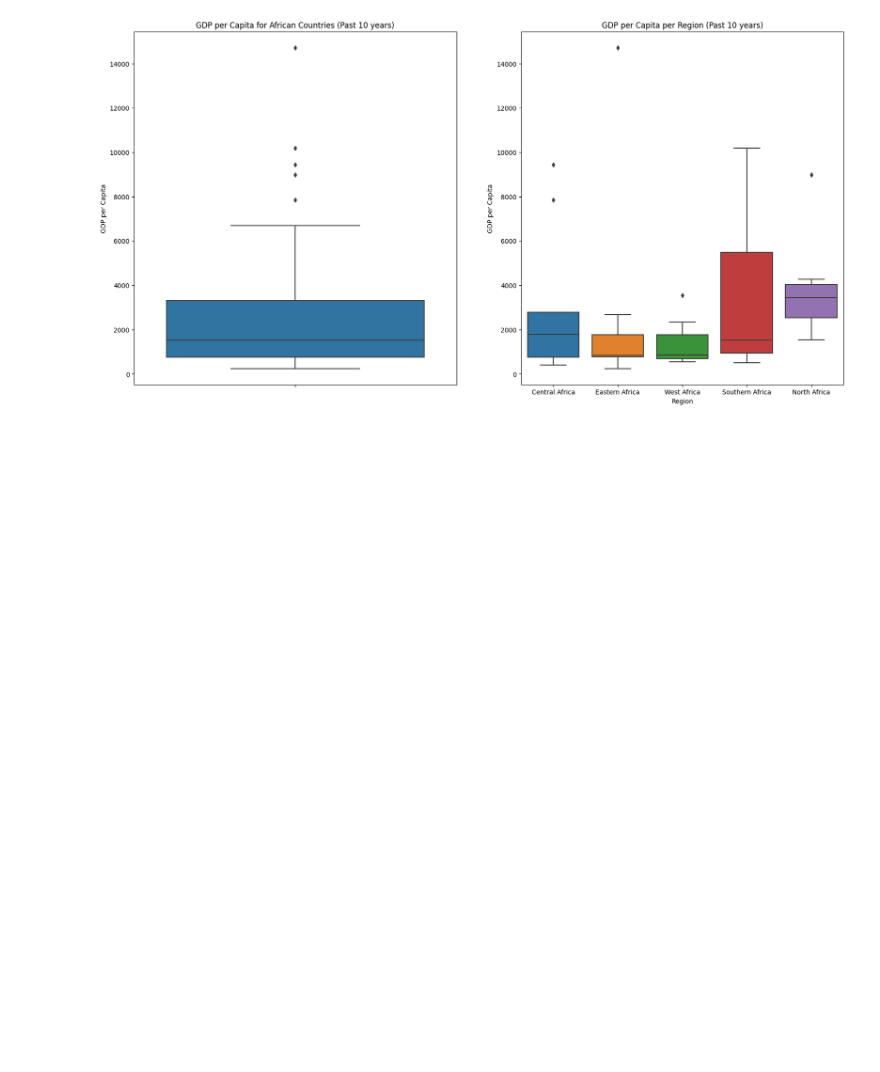
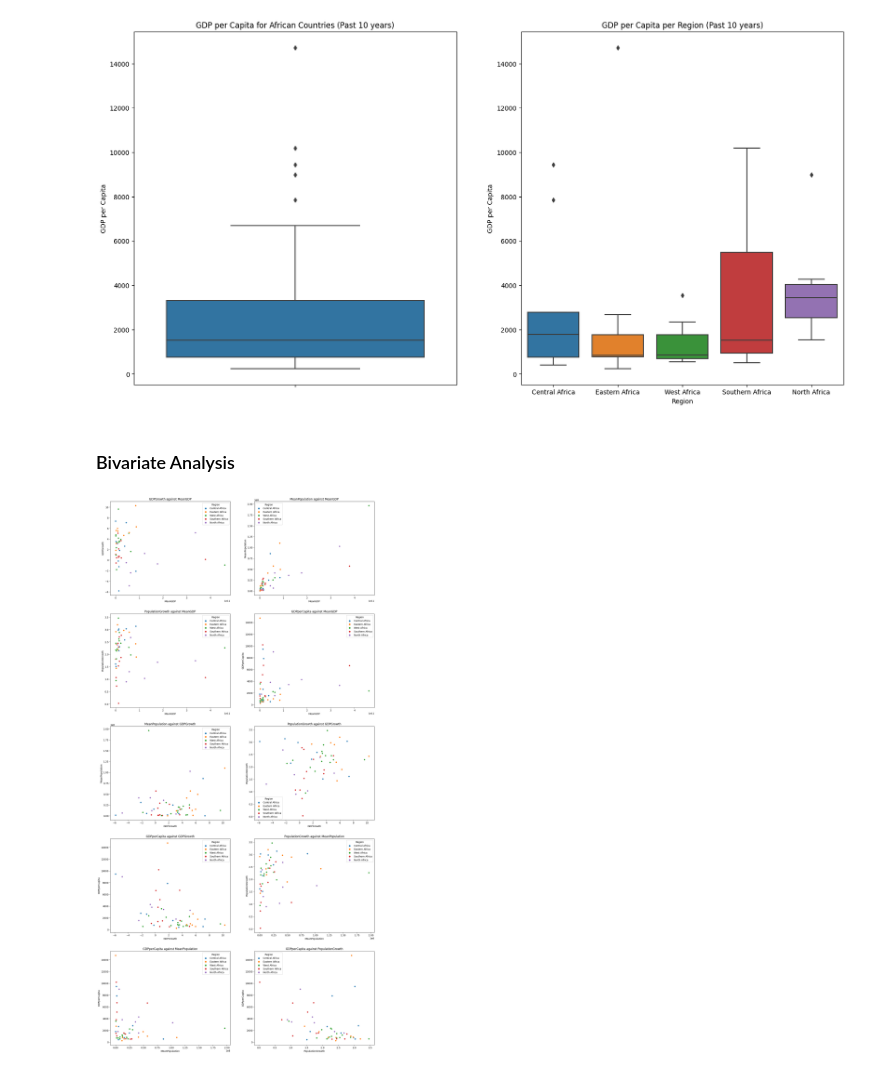
Before and after one commit to cyrilmichino/africa-gdp-visualisation, a Jupyter notebook: notebook.ipynb, the cells around one changed output. Saved outputs shown, nothing was run; the diff lists cells and outputs as text; code cells hidden in the pictures; blank space fills up the shorter version.

Commit message:
Bivariate Analysis

```diff
--- a/notebook.ipynb
+++ b/notebook.ipynb
@@ -276,3 +277,24 @@ plt.title('GDP per Capita per Region (Past 10 years)')
 plt.show()
 # %% [output]
 [figure]
+# %% [markdown]
+### Bivariate Analysis
+# %%
+visual_cols = ['MeanGDP', 'GDPGrowth', 'MeanPopulation', 'PopulationGrowth', 'GDPperCapita']
+subplot_cols = 2
+plt.figure(figsize=(20,50))
+subplot_rows, counter = (math.comb(len(visual_cols),2)//subplot_cols) + 1, 0
+
+while len(visual_cols) > 1:
+    for j in range(1,len(visual_cols)):
+        counter += 1
+        plt.subplot(subplot_rows, subplot_cols, counter)
+        sns.scatterplot(x=data[visual_cols[0]],y=data[visual_cols[j]], hue=data['Region'])
+        plt.title(f"{visual_cols[j]} against {visual_cols[0]}")
+        plt.xlabel(f'{visual_cols[0]}')
+        plt.ylabel(f'{visual_cols[j]}')
+    visual_cols = visual_cols[1:]
+
+plt.show()
+# %% [output]
+[figure, added]
```
Also changed, not shown: parts of 1 cell of this notebook.
